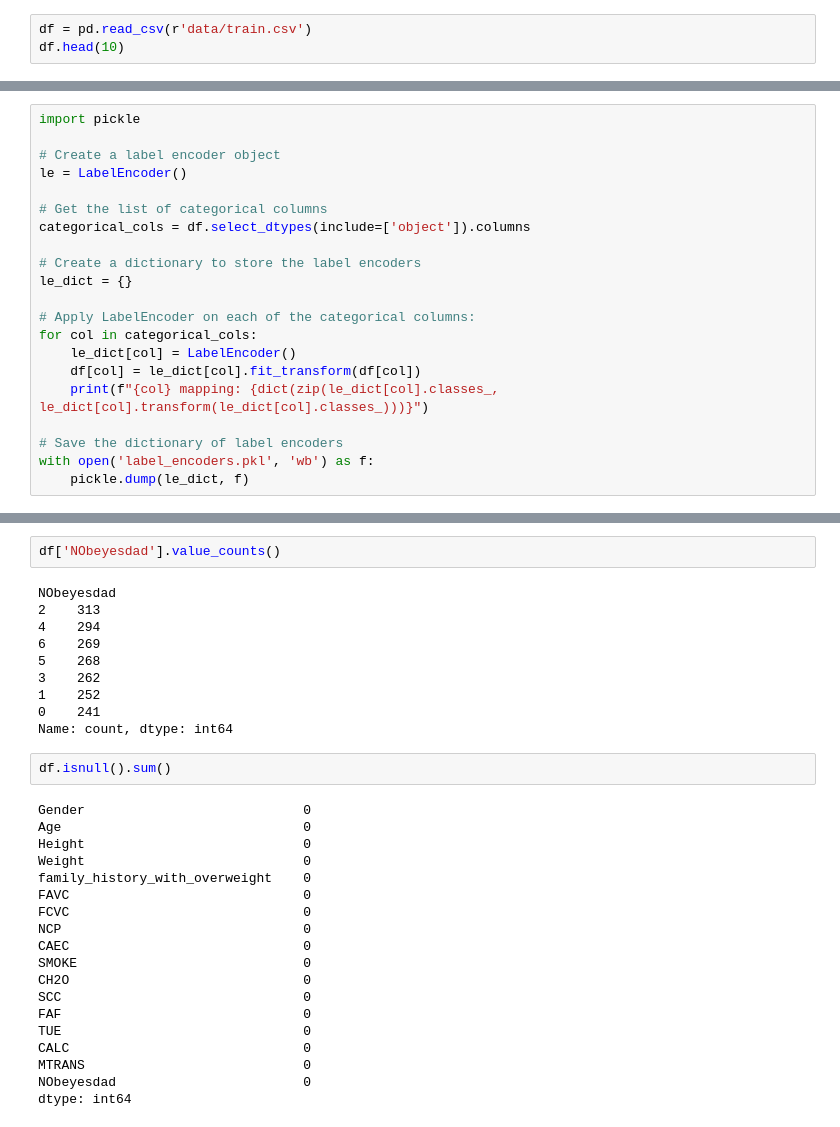
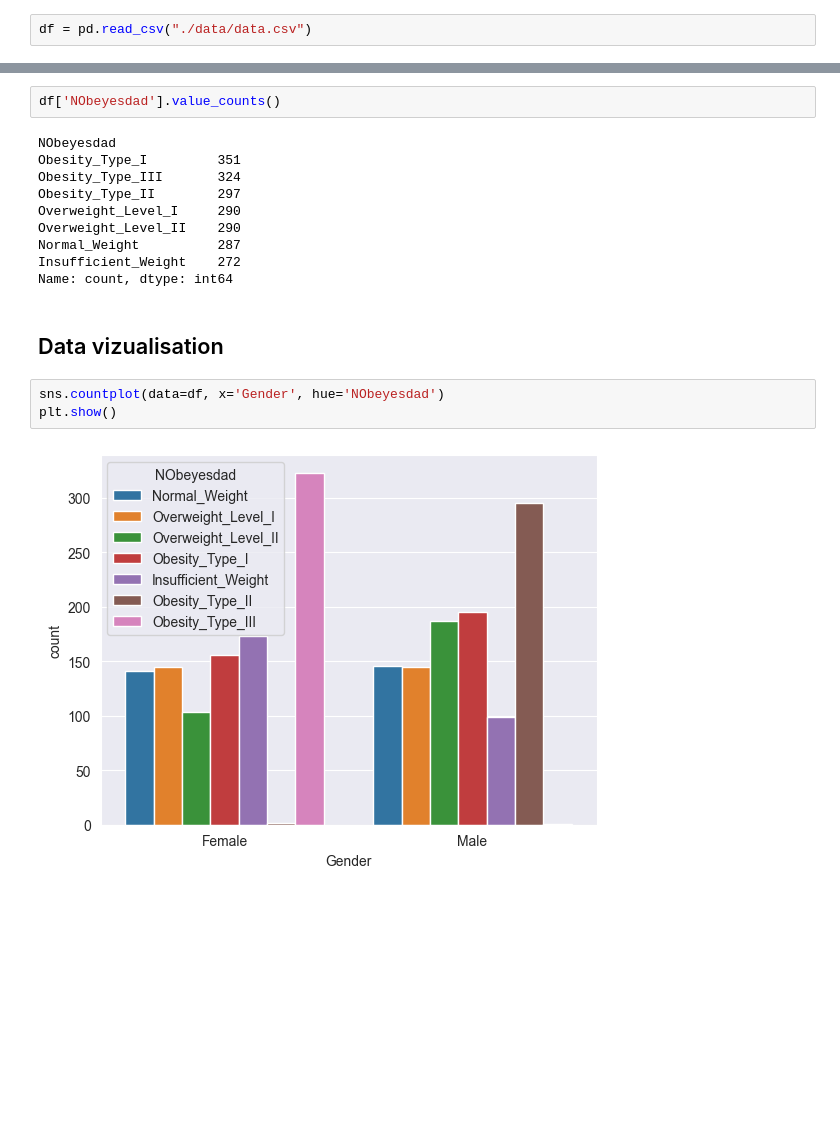
Before and after one commit to othytrigui/Obesity-level-prediction, a Jupyter notebook: main.ipynb, the cells around one changed output, grey strips where cells are left out. Drawn from its saved outputs; the diff is of its cells as text; blank space fills up the shorter version.

```diff
--- a/main.ipynb
+++ b/main.ipynb
@@ -18,3 +24,2 @@ warnings.filterwarnings("ignore")
 # %%
-df = pd.read_csv(r'data/train.csv')
-df.head(10)
+df = pd.read_csv("./data/data.csv")
@@ -33,21 +25,0 @@ df.head(10)
-# %%
-import pickle
-
-# Create a label encoder object
-le = LabelEncoder()
-
-# Get the list of categorical columns
-categorical_cols = df.select_dtypes(include=['object']).columns
-
-# Create a dictionary to store the label encoders
-le_dict = {}
-
-# Apply LabelEncoder on each of the categorical columns:
-for col in categorical_cols:
-    le_dict[col] = LabelEncoder()
-    df[col] = le_dict[col].fit_transform(df[col])
-    print(f"{col} mapping: {dict(zip(le_dict[col].classes_, le_dict[col].transform(le_dict[col].classes_)))}")
-
-# Save the dictionary of label encoders
-with open('label_encoders.pkl', 'wb') as f:
-    pickle.dump(le_dict, f)
@@ -81,32 +96,18 @@ df
 df['NObeyesdad'].value_counts()
 # %% [output]
 NObeyesdad
-2    313
-4    294
-6    269
-5    268
-3    262
-1    252
-0    241
+Obesity_Type_I         351
+Obesity_Type_III       324
+Obesity_Type_II        297
+Overweight_Level_I     290
+Overweight_Level_II    290
+Normal_Weight          287
+Insufficient_Weight    272
 Name: count, dtype: int64
-# %%
-df.isnull().sum()
-# %% [output]
-Gender                            0
-Age                               0
-Height                            0
-Weight                            0
-family_history_with_overweight    0
-FAVC                              0
-FCVC                              0
-NCP                               0
-CAEC                              0
-SMOKE                             0
-CH2O                              0
-SCC                               0
-FAF                               0
-TUE                               0
-CALC                              0
-MTRANS                            0
-NObeyesdad                        0
-dtype: int64
+# %% [markdown]
+## Data vizualisation
+# %%
+sns.countplot(data=df, x='Gender', hue='NObeyesdad')
+plt.show()
+# %% [output]
+[figure, added]
```
Also changed, not shown: parts of 42 cells of this notebook, 3 other files.
